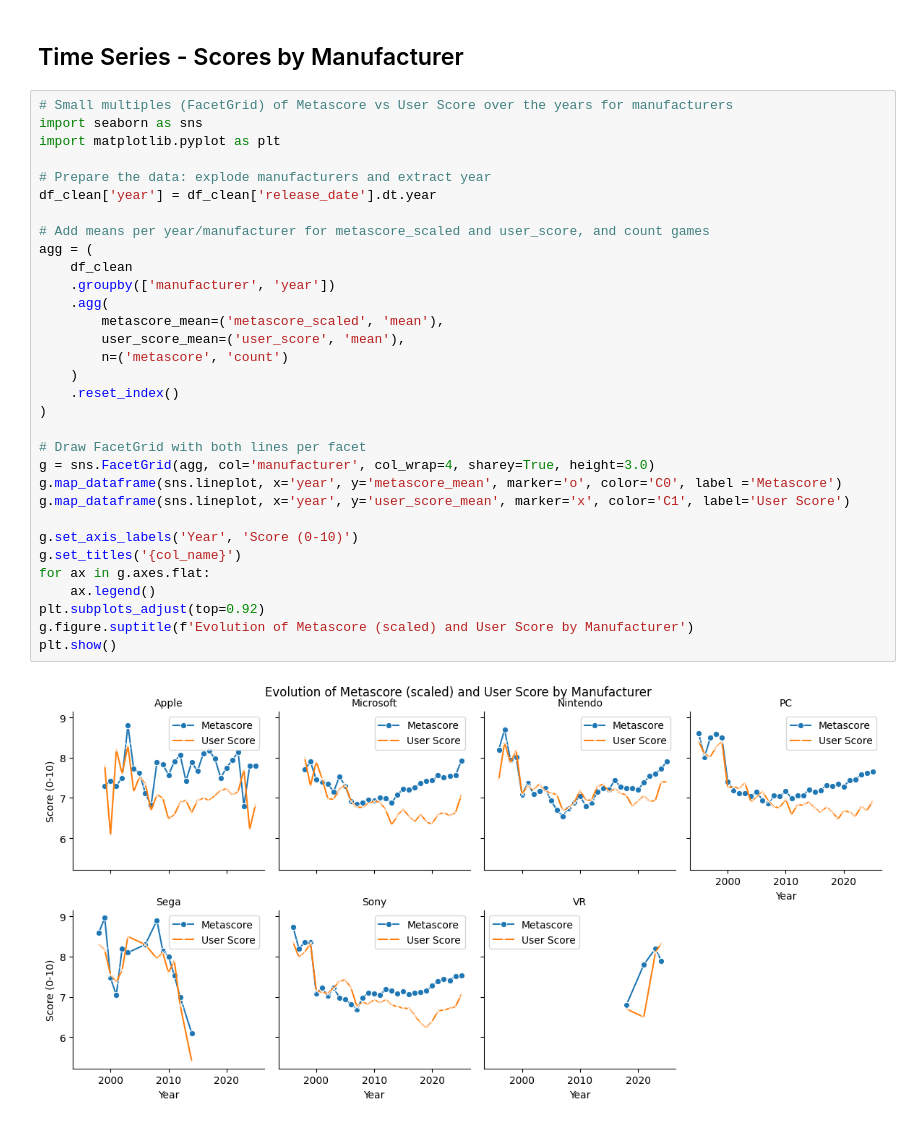
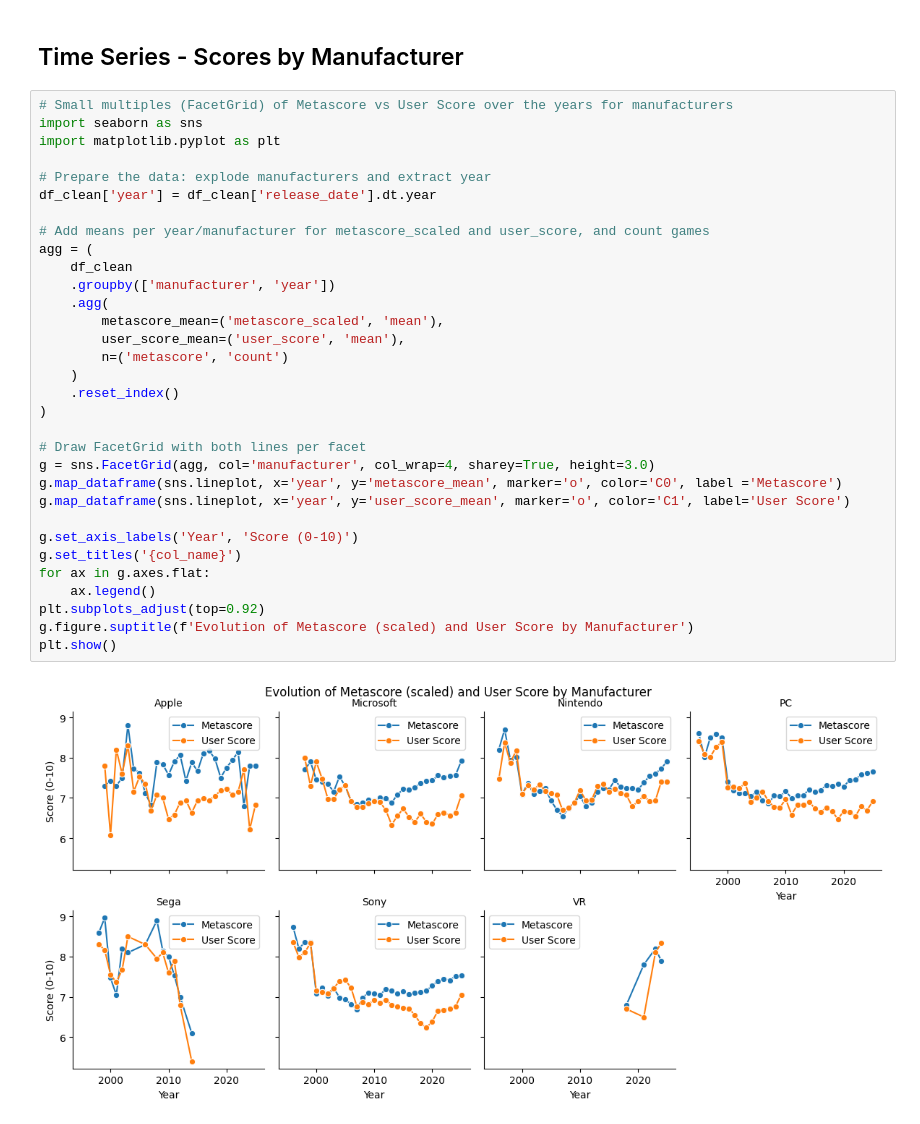
Before and after one commit to StadynR/metacritic-reviews-dataset, a Jupyter notebook: metacritic_visualizations.ipynb, the cells around one changed output. Saved outputs shown, nothing was run; the diff lists cells and outputs as text.

```diff
--- a/metacritic_visualizations.ipynb
+++ b/metacritic_visualizations.ipynb
@@ -320,32 +320,32 @@ df_clean[df_clean['manufacturer'] == 'Sega'].sort_values('year')
 import seaborn as sns
 import matplotlib.pyplot as plt
 
 # Prepare the data: explode manufacturers and extract year
 df_clean['year'] = df_clean['release_date'].dt.year
 
 # Add means per year/manufacturer for metascore_scaled and user_score, and count games
 agg = (
     df_clean
     .groupby(['manufacturer', 'year'])
     .agg(
         metascore_mean=('metascore_scaled', 'mean'),
         user_score_mean=('user_score', 'mean'),
         n=('metascore', 'count')
     )
     .reset_index()
 )
 
 # Draw FacetGrid with both lines per facet
 g = sns.FacetGrid(agg, col='manufacturer', col_wrap=4, sharey=True, height=3.0)
 g.map_dataframe(sns.lineplot, x='year', y='metascore_mean', marker='o', color='C0', label ='Metascore')
-g.map_dataframe(sns.lineplot, x='year', y='user_score_mean', marker='x', color='C1', label='User Score')
+g.map_dataframe(sns.lineplot, x='year', y='user_score_mean', marker='o', color='C1', label='User Score')
 
 g.set_axis_labels('Year', 'Score (0-10)')
 g.set_titles('{col_name}')
 for ax in g.axes.flat:
     ax.legend()
 plt.subplots_adjust(top=0.92)
 g.figure.suptitle(f'Evolution of Metascore (scaled) and User Score by Manufacturer')
 plt.show()
 # %% [output]
-[figure, old version]
+[figure, new version]
```
Also changed, not shown: parts of 2 cells of this notebook, 1 other file.
